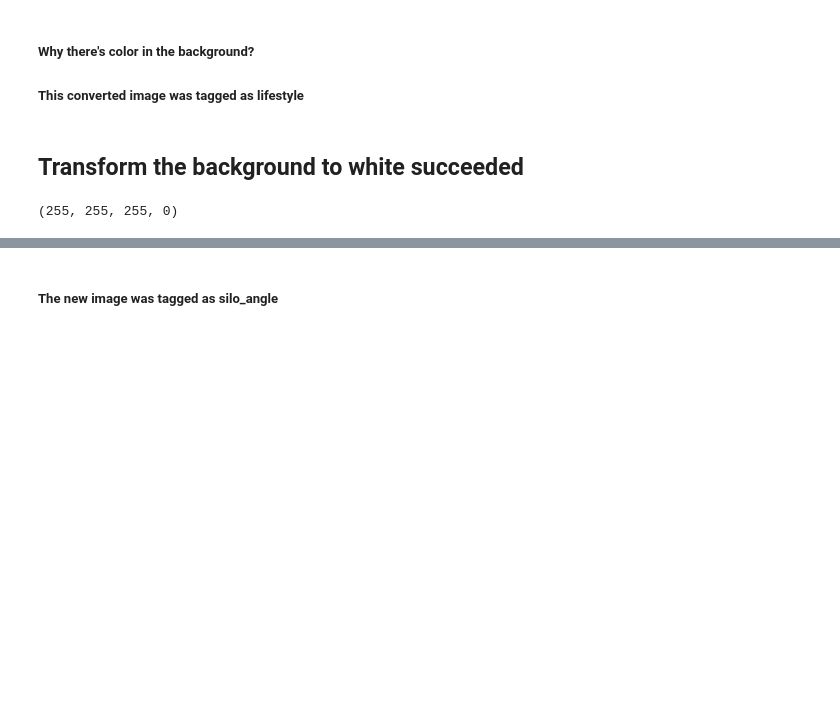
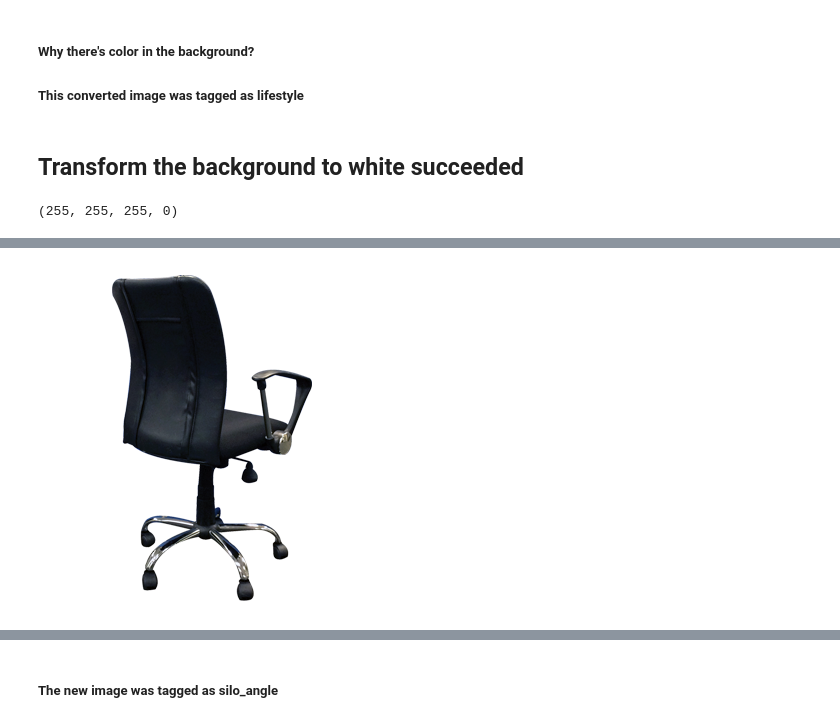
Before and after one commit to lqian5/Data_Manipulation, a Jupyter notebook: Image/Image_modes.ipynb, the cells around one changed output, grey strips where cells are left out. Drawn from its saved outputs; the diff is of its cells as text; code cells hidden in the pictures; blank space fills up the shorter version.

```diff
--- a/Image/Image_modes.ipynb
+++ b/Image/Image_modes.ipynb
@@ -62,3 +62,12 @@ pixels = im.load()
 pixels[3,4]
 # %% [output]
 (255, 255, 255, 0)
+# %%
+%%time
+# im.load() # required for png.split()
+
+new = Image.new("RGB", im.size, (255, 255, 255))
+new.paste(im, mask=im.split()[3]) # 3 is the alpha channel
+
+new #.save('foo.jpg', 'JPEG', quality=80)
+# %% [output]
@@ -65 +76,2 @@ pixels[3,4]
+[figure, added]
 # %%
```
Also changed, not shown: parts of 4 cells of this notebook, 2 other files.
